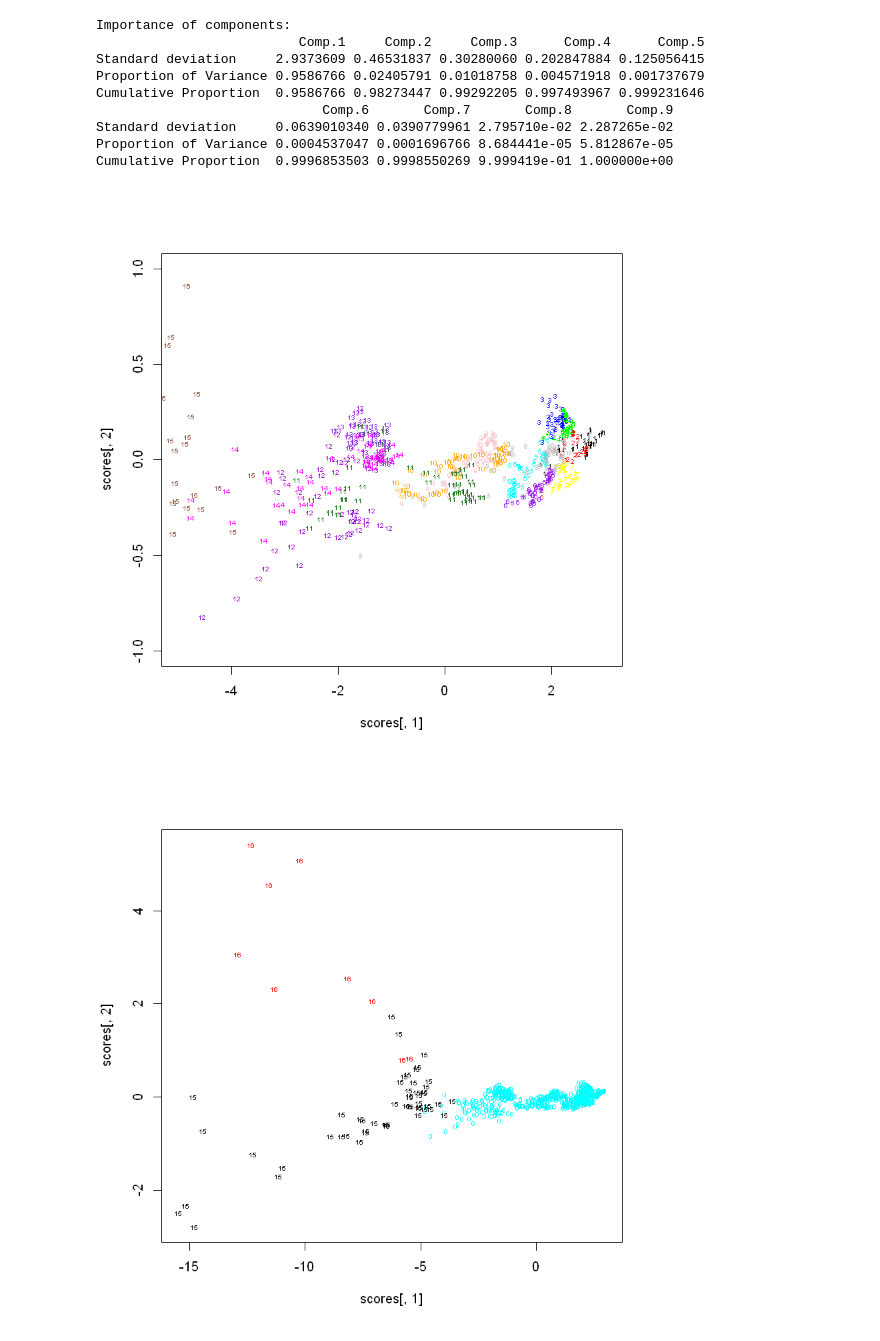
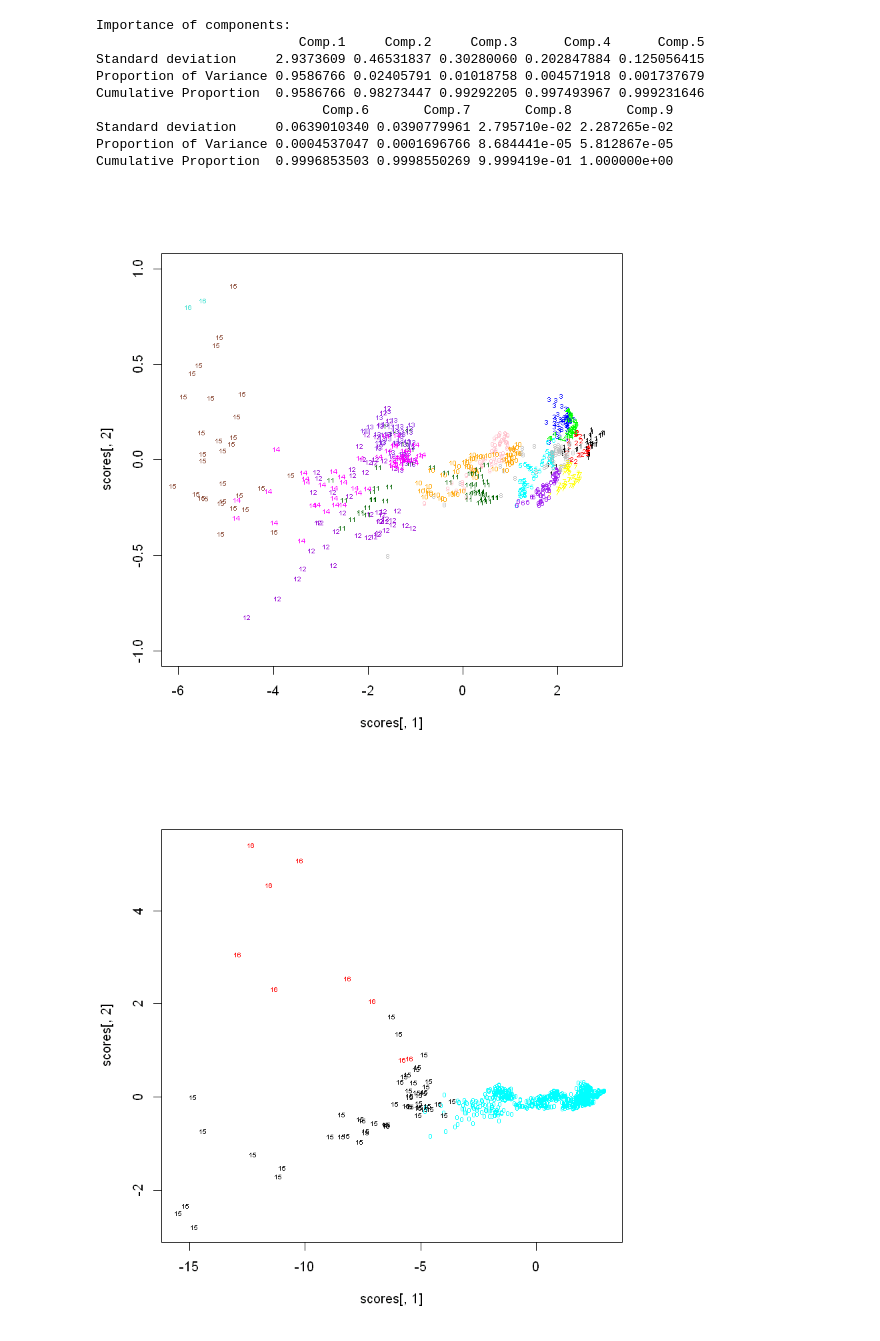
Before and after one commit to VictorSanh/ProjetDep, a Jupyter notebook: ACP.ipynb, the cells around one changed output. Saved outputs shown, nothing was run; the diff lists cells and outputs as text; code cells hidden in the pictures.

```diff
--- a/ACP.ipynb
+++ b/ACP.ipynb
@@ -10,4 +10,44 @@ Est ce qu'une ACP peut nous aider à comparer les volatilités implicites et les
 <strong>NB : </strong>Le script est rédigé en R.
 # %%
 rm(list=ls())
+# %%
+printAllGraph = function(tableau, componentImportance = TRUE, factorialPlan = TRUE, correlationCercle = TRUE){
+    tableau$Date <- as.Date( tableau$Date, '%d/%m/%Y') #Remise au format américan YYYY-MM-DD
+
+    #ACP
+    acpVar = princomp(tableau[,2:10], cor = TRUE, scores = TRUE)
+    if (componentImportance){
+        print(summary(acpVar))
+    }
+
+    #Valeurs propres
+    valpVar = acpVar$sdev^2
+
+    #Représentation dans le plan factoriel
+    scoresVar = acpVar$scores
+    if (factorialPlan){
+        plot(scoresVar[,1],scoresVar[,2], type = "n")
+        n = nrow(tableau)
+        couleurs = c("black", "red", "blue", "green", "cyan", "purple", "yellow", "gray", "pink", "orange", "darkgreen",
+                     "darkviolet", "blueviolet", "magenta", "salmon4", "turquoise")
+        for (i in 1:n){
+            color = as.integer(format(tableau$Date[i], "%Y")) - 2000
+            text(scoresVar[i,1],scoresVar[i,2],labels=color,cex=0.5,col=couleurs[color])
+        }
+    }
+
+    #On peut afficher le matrice de passage vers la base des composantes principales
+    loadingsVar = acpVar$loadings
+
+    #Cercle des corrélations
+    corr1 = loadingsVar[,1]*sqrt(valpVar[1])
+    corr2 = loadingsVar[,2]*sqrt(valpVar[2])
+    if (correlationCercle){
+        plot(corr1, corr2, xlim=c(-1,1), ylim=c(-1,1), asp=1, type="n")
+        text(corr1, corr2, labels=colnames(tableau[,2:10]), cex=0.5)
+        symbols(0,0,circles=1, inches=FALSE, add=TRUE)
+        abline(h=0,v=0)
+        symbols(0,0,circles=1,inches=F,add=T)
+    }
+}
 # %% [markdown]
@@ -41,16 +81,16 @@ Cumulative Proportion  0.9996853503 0.9998550269 9.999419e-01 1.000000e+00
 # %%
 scores = acp$scores
 #print(scores)
-plot(scores[,1],scores[,2], type = "n", xlim = c(-5,3), ylim=c(-1,1))
+plot(scores[,1],scores[,2], type = "n", xlim = c(-6,3), ylim=c(-1,1))
 n = nrow(ATM)
 couleurs = c("black", "red", "blue", "green", "cyan", "purple", "yellow", "gray", "pink", "orange", "darkgreen",
              "darkviolet", "blueviolet", "magenta", "salmon4", "turquoise")
 for (i in 1:n){
     color = as.integer(format(ATM$Date[i], "%Y")) - 2000
     text(scores[i,1],scores[i,2],labels=color,cex=0.5,col=couleurs[color])
 }
 # %% [output]
-[figure, old version]
+[figure, new version]
 # %%
 plot(scores[,1],scores[,2], type = "n")
 n = nrow(ATM)
```
Also changed, not shown: parts of 18 cells of this notebook.
